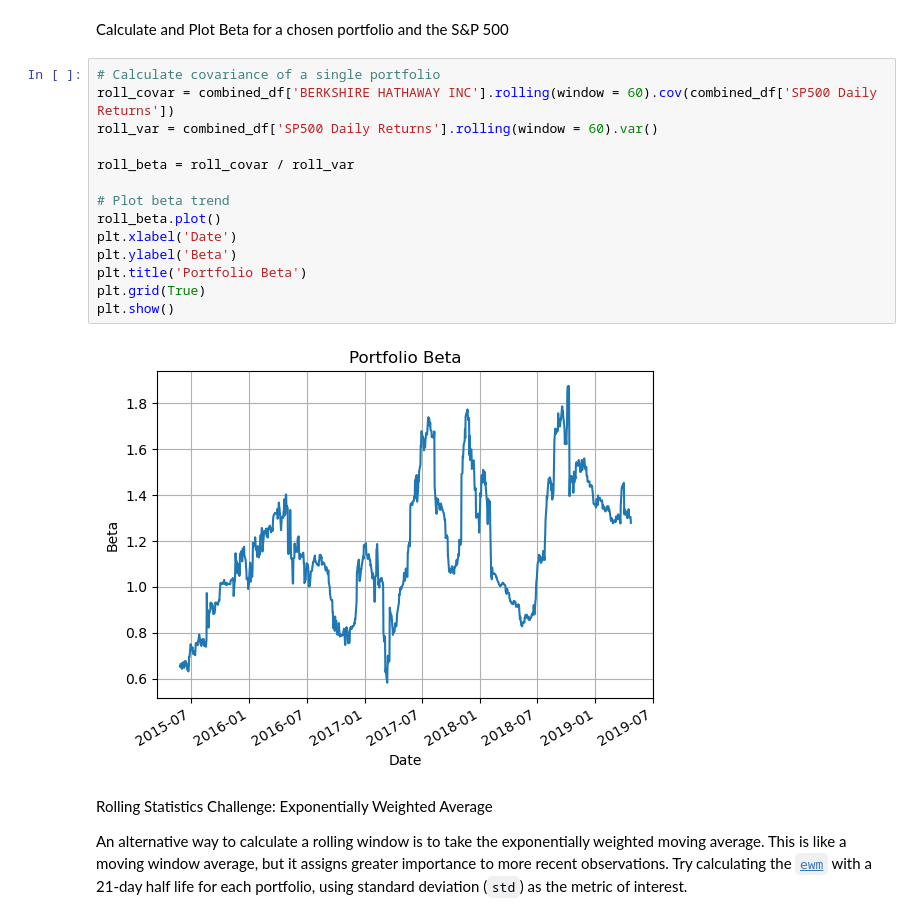
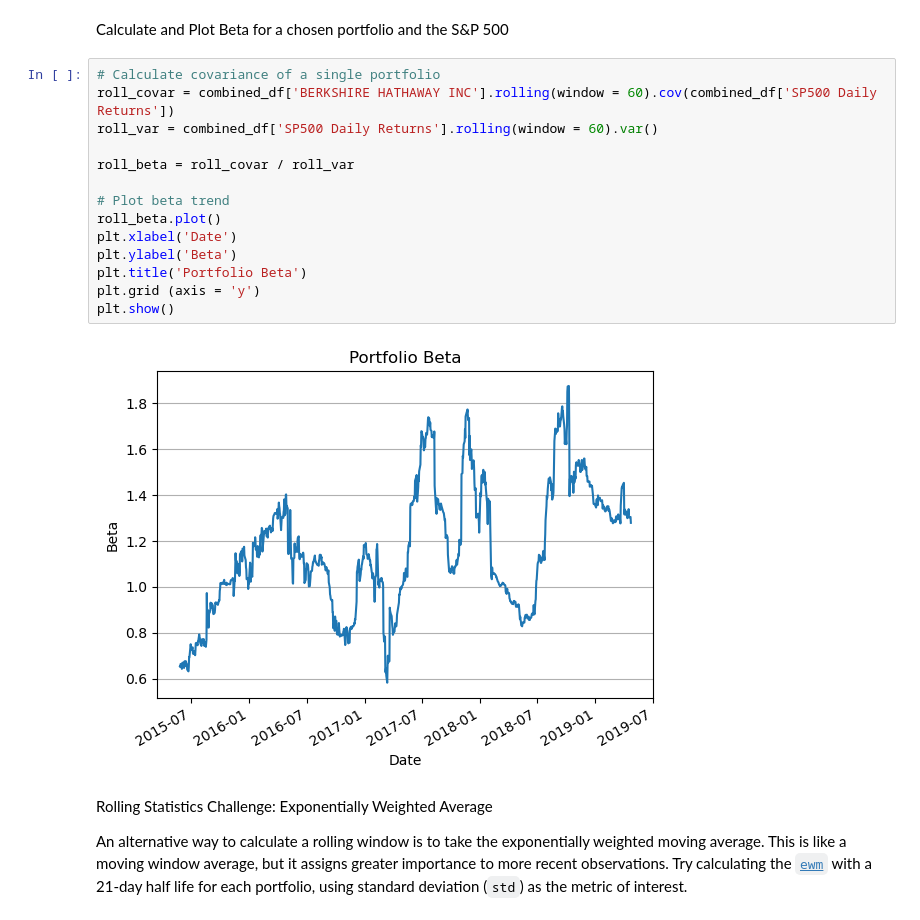
Before and after one commit to blleshi/A-Whale-Off-The-Port-folio-, a Jupyter notebook: whale_analysis.ipynb, the cells around one changed output. Cells and saved outputs as stored; diff of their text form.

```diff
--- a/whale_analysis.ipynb
+++ b/whale_analysis.ipynb
@@ -402,19 +403,19 @@ Calculate and Plot Beta for a chosen portfolio and the S&P 500
 # %%
 # Calculate covariance of a single portfolio
 roll_covar = combined_df['BERKSHIRE HATHAWAY INC'].rolling(window = 60).cov(combined_df['SP500 Daily Returns'])
 roll_var = combined_df['SP500 Daily Returns'].rolling(window = 60).var()
 
 roll_beta = roll_covar / roll_var
 
 # Plot beta trend
 roll_beta.plot()
 plt.xlabel('Date')
 plt.ylabel('Beta')
 plt.title('Portfolio Beta')
-plt.grid(True)
+plt.grid (axis = 'y')
 plt.show()
 # %% [output]
-[figure, old version]
+[figure, new version]
 # %% [markdown]
 Rolling Statistics Challenge: Exponentially Weighted Average
 
```
Also changed, not shown: parts of 40 cells of this notebook.
